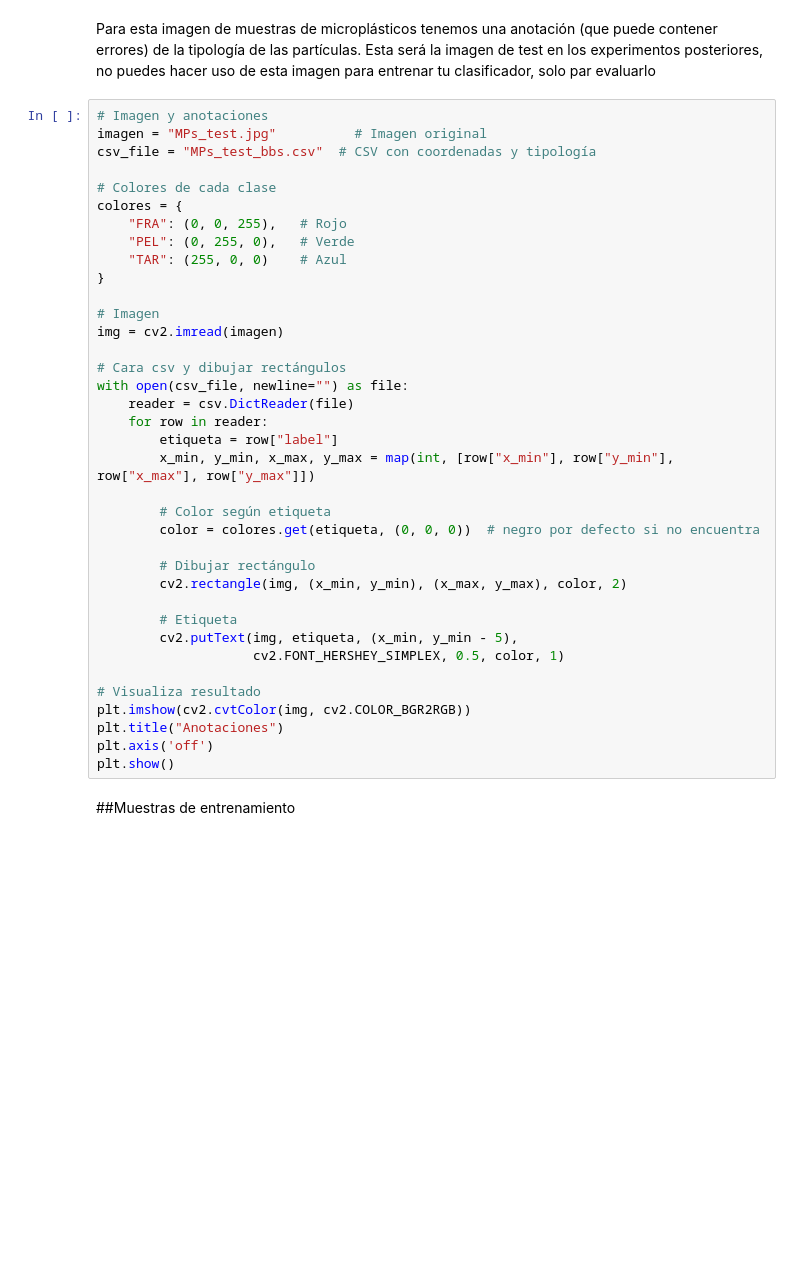
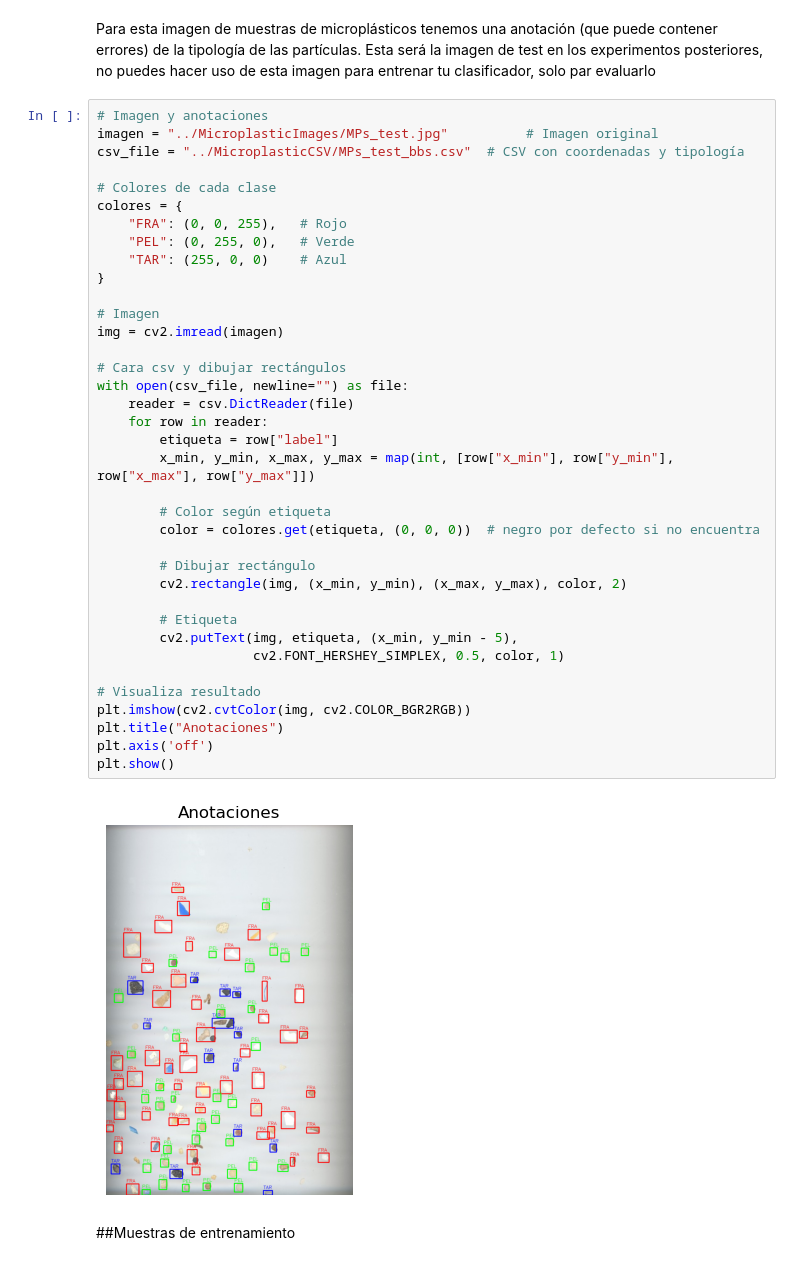
Before and after one commit to AndreaSantaloz/ThirdPracticeVC, a Jupyter notebook: TeacherDocumentation/VC_P3.ipynb, the cells around one changed output. Drawn from its saved outputs; the diff is of its cells as text; blank space fills up the shorter version.

```diff
--- a/TeacherDocumentation/VC_P3.ipynb
+++ b/TeacherDocumentation/VC_P3.ipynb
@@ -322,41 +326,43 @@ plt.show()
 Para esta imagen de muestras de microplásticos tenemos una anotación (que puede contener errores) de la tipología de las partículas. Esta será la imagen de test en los experimentos posteriores, no puedes hacer uso de esta imagen para entrenar tu clasificador, solo par evaluarlo
 # %%
 # Imagen y anotaciones
-imagen = "MPs_test.jpg"          # Imagen original
-csv_file = "MPs_test_bbs.csv"  # CSV con coordenadas y tipología
+imagen = "../MicroplasticImages/MPs_test.jpg"          # Imagen original
+csv_file = "../MicroplasticCSV/MPs_test_bbs.csv"  # CSV con coordenadas y tipología
 
 # Colores de cada clase
 colores = {
     "FRA": (0, 0, 255),   # Rojo
     "PEL": (0, 255, 0),   # Verde
     "TAR": (255, 0, 0)    # Azul
 }
 
 # Imagen
 img = cv2.imread(imagen)
 
 # Cara csv y dibujar rectángulos
 with open(csv_file, newline="") as file:
     reader = csv.DictReader(file)
     for row in reader:
         etiqueta = row["label"]
         x_min, y_min, x_max, y_max = map(int, [row["x_min"], row["y_min"], row["x_max"], row["y_max"]])
 
         # Color según etiqueta
         color = colores.get(etiqueta, (0, 0, 0))  # negro por defecto si no encuentra
 
         # Dibujar rectángulo
         cv2.rectangle(img, (x_min, y_min), (x_max, y_max), color, 2)
 
         # Etiqueta
         cv2.putText(img, etiqueta, (x_min, y_min - 5),
                     cv2.FONT_HERSHEY_SIMPLEX, 0.5, color, 1)
 
 # Visualiza resultado
 plt.imshow(cv2.cvtColor(img, cv2.COLOR_BGR2RGB))
 plt.title("Anotaciones")
 plt.axis('off')
 plt.show()
+# %% [output]
+[figure, added]
 # %% [markdown]
 ##Muestras de entrenamiento
 # %%
```
Also changed, not shown: parts of 9 cells of this notebook.
